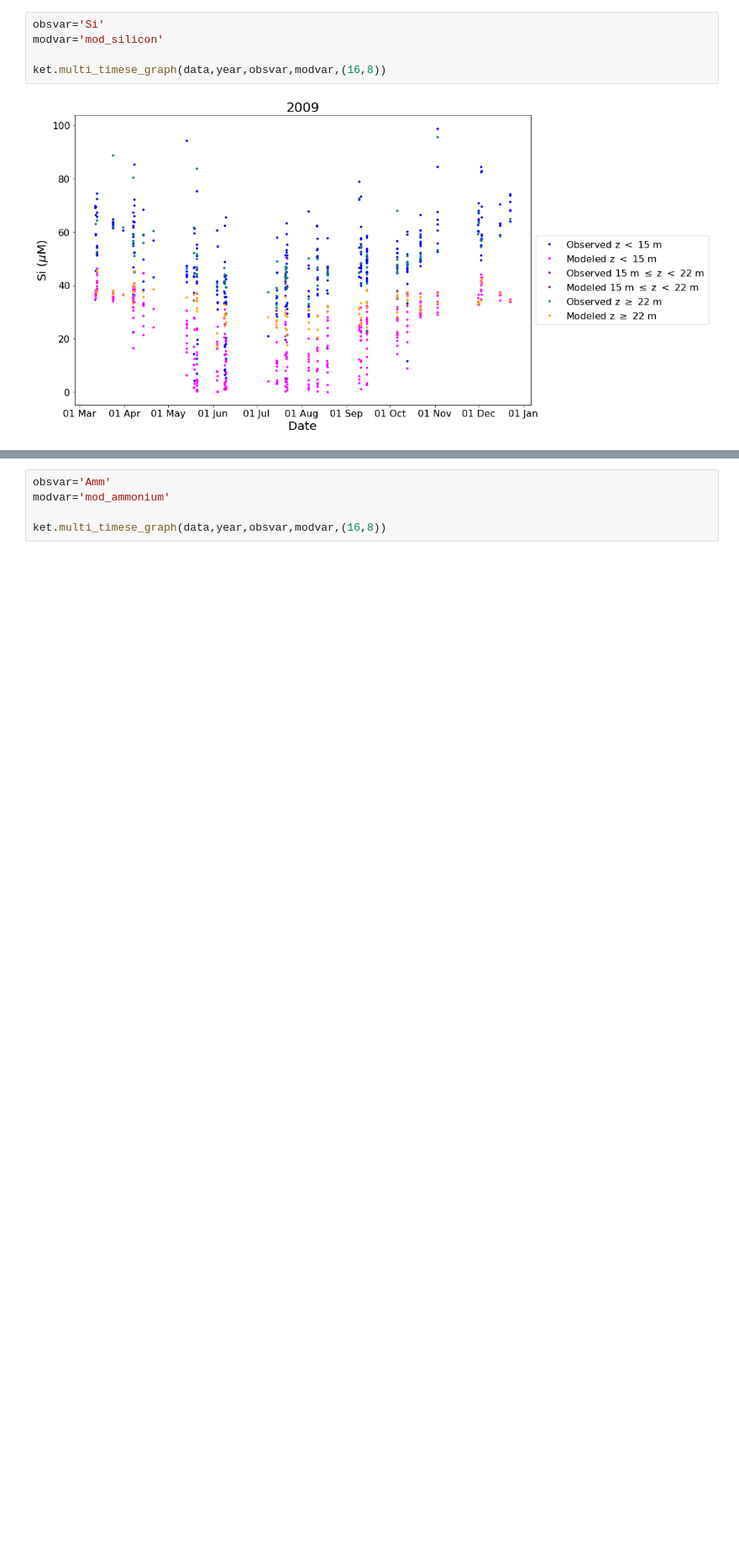
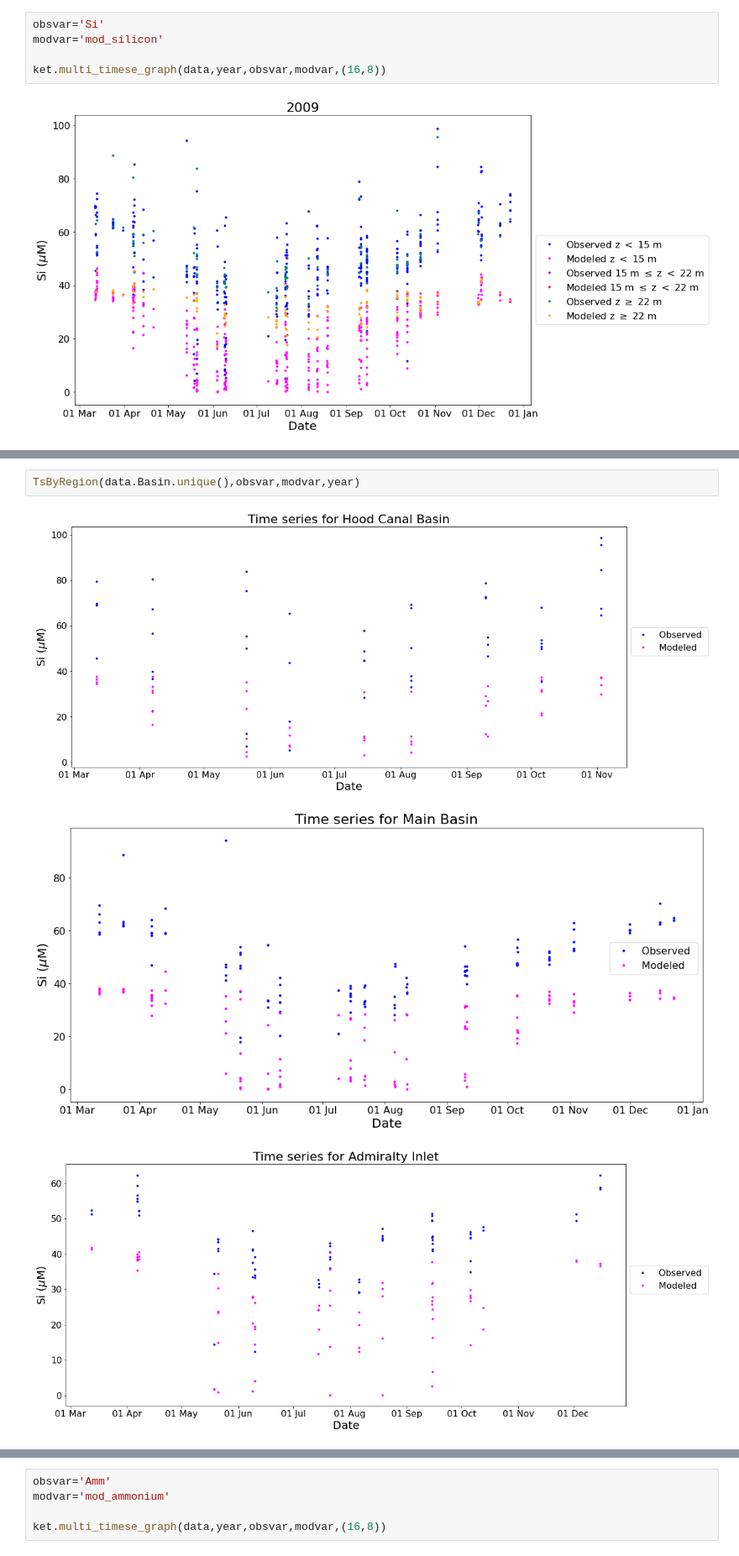
Before and after one commit to SalishSeaCast/analysis-keegan, a Jupyter notebook: notebooks/Evaluations/Individual_Timeseries/2009_Time_Series_Evaluation.ipynb, the cells around one changed output, grey strips where cells are left out. Shown at 84% size. Saved outputs shown, nothing was run; the diff lists cells and outputs as text; blank space fills up the shorter version.

```diff
--- a/notebooks/Evaluations/Individual_Timeseries/2009_Time_Series_Evaluation.ipynb
+++ b/notebooks/Evaluations/Individual_Timeseries/2009_Time_Series_Evaluation.ipynb
@@ -139,0 +174,6 @@ ket.multi_timese_graph(data,year,obsvar,modvar,(16,8))
+# %%
+TsByRegion(data.Basin.unique(),obsvar,modvar,year)
+# %% [output]
+[figure, added]
+[figure, added]
+[figure, added]
```
Also changed, not shown: parts of 22 cells of this notebook, 8 other files.
